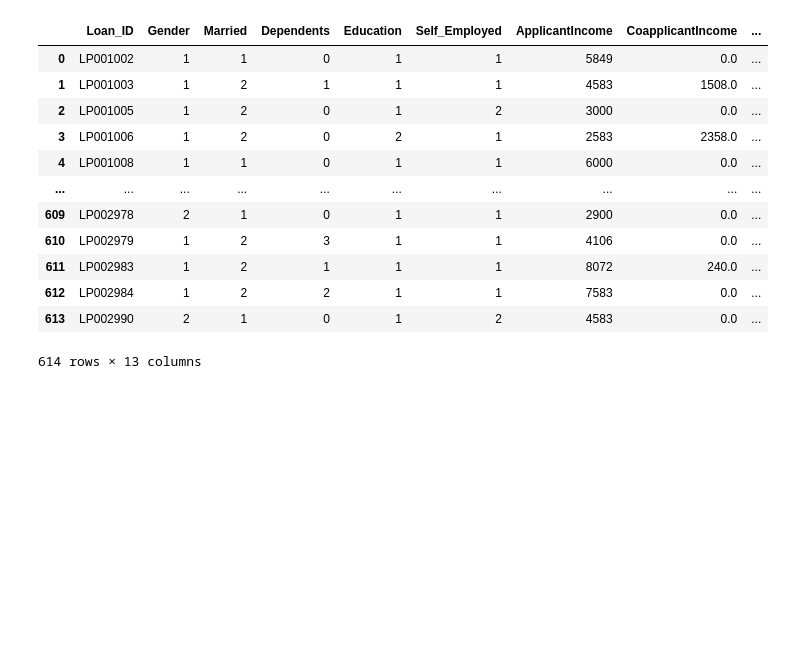
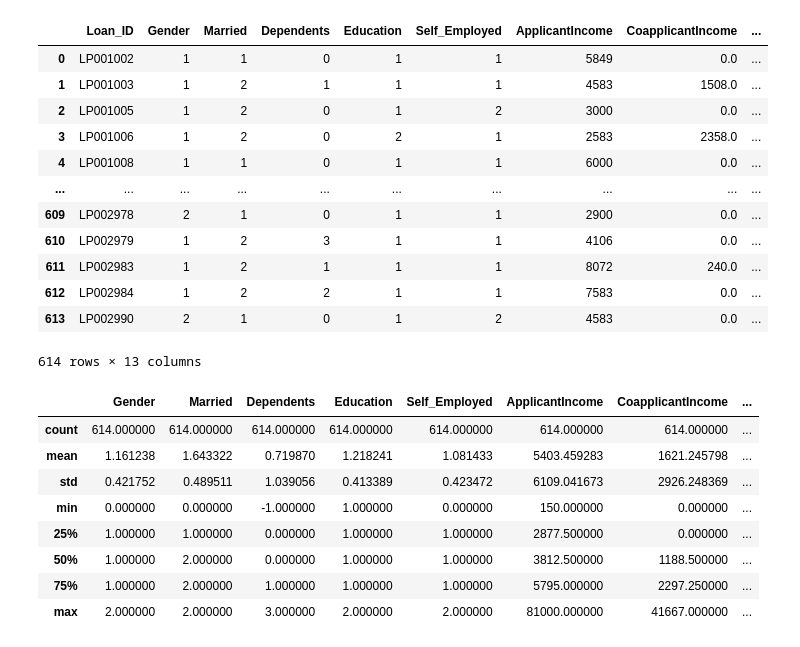
Before and after one commit to afileni/47BDT, a Jupyter notebook: Trabalho_DataMining_25_02_20.ipynb, the cells around one changed output. Drawn from its saved outputs; the diff is of its cells as text; code cells hidden in the pictures; blank space fills up the shorter version.

```diff
--- a/Trabalho_DataMining_25_02_20.ipynb
+++ b/Trabalho_DataMining_25_02_20.ipynb
@@ -232,3 +232,15 @@ df
 | 612 | LP002984 | 1 | 2 | 2 | 1 | 1 | 7583 | 0.0 | ... |
 | 613 | LP002990 | 2 | 1 | 0 | 1 | 2 | 4583 | 0.0 | ... |
 614 rows × 13 columns
+# %%
+df.describe()
+# %% [output]
+|  | Gender | Married | Dependents | Education | Self_Employed | ApplicantIncome | CoapplicantIncome | ... |
+| count | 614.000000 | 614.000000 | 614.000000 | 614.000000 | 614.000000 | 614.000000 | 614.000000 | ... |
+| mean | 1.161238 | 1.643322 | 0.719870 | 1.218241 | 1.081433 | 5403.459283 | 1621.245798 | ... |
+| std | 0.421752 | 0.489511 | 1.039056 | 0.413389 | 0.423472 | 6109.041673 | 2926.248369 | ... |
+| min | 0.000000 | 0.000000 | -1.000000 | 1.000000 | 0.000000 | 150.000000 | 0.000000 | ... |
+| 25% | 1.000000 | 1.000000 | 0.000000 | 1.000000 | 1.000000 | 2877.500000 | 0.000000 | ... |
+| 50% | 1.000000 | 2.000000 | 0.000000 | 1.000000 | 1.000000 | 3812.500000 | 1188.500000 | ... |
+| 75% | 1.000000 | 2.000000 | 1.000000 | 1.000000 | 1.000000 | 5795.000000 | 2297.250000 | ... |
+| max | 2.000000 | 2.000000 | 3.000000 | 2.000000 | 2.000000 | 81000.000000 | 41667.000000 | ... |
```
